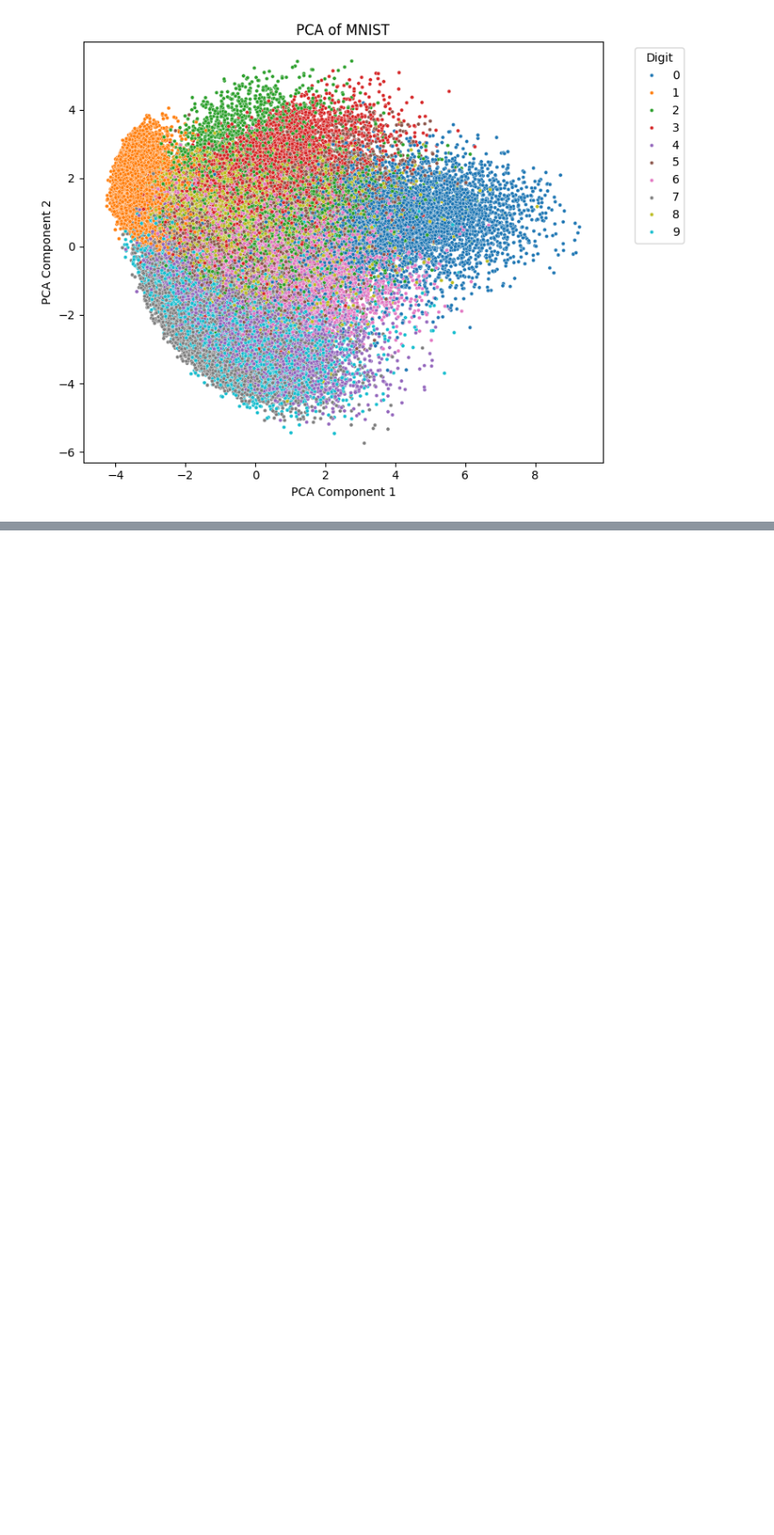
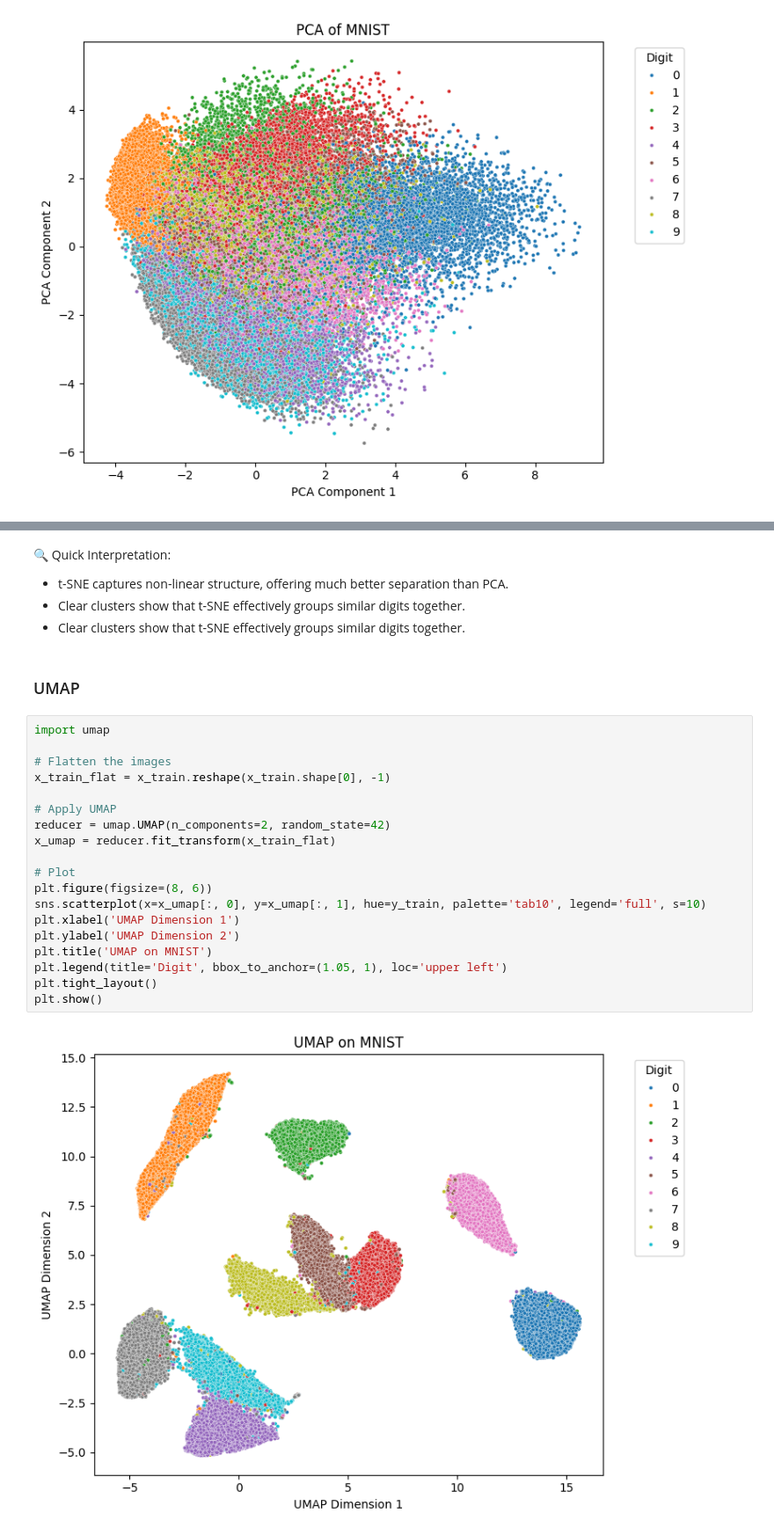
Before and after one commit to Himanshu-Kumar-123/Deep-Learning-Autoencoders, a Jupyter notebook: Autoencoders_dimensionality_reduction.ipynb, the cells around one changed output, grey strips where cells are left out. Shown at 88% size. Cells and saved outputs as stored; diff of their text form; blank space fills up the shorter version.

```diff
--- a/Autoencoders_dimensionality_reduction.ipynb
+++ b/Autoencoders_dimensionality_reduction.ipynb
@@ -227,0 +254,28 @@ plt.show()
+# %% [markdown]
+🔍 Quick Interpretation:
+* t-SNE captures non-linear structure, offering much better separation than PCA.
+* Clear clusters show that t-SNE effectively groups similar digits together.
+* Clear clusters show that t-SNE effectively groups similar digits together.
+# %% [markdown]
+### UMAP
+# %%
+import umap
+
+# Flatten the images
+x_train_flat = x_train.reshape(x_train.shape[0], -1)
+
+# Apply UMAP
+reducer = umap.UMAP(n_components=2, random_state=42)
+x_umap = reducer.fit_transform(x_train_flat)
+
+# Plot
+plt.figure(figsize=(8, 6))
+sns.scatterplot(x=x_umap[:, 0], y=x_umap[:, 1], hue=y_train, palette='tab10', legend='full', s=10)
+plt.xlabel('UMAP Dimension 1')
+plt.ylabel('UMAP Dimension 2')
+plt.title('UMAP on MNIST')
+plt.legend(title='Digit', bbox_to_anchor=(1.05, 1), loc='upper left')
+plt.tight_layout()
+plt.show()
+# %% [output]
+[figure, added]
```
Also changed, not shown: parts of 13 cells of this notebook.
